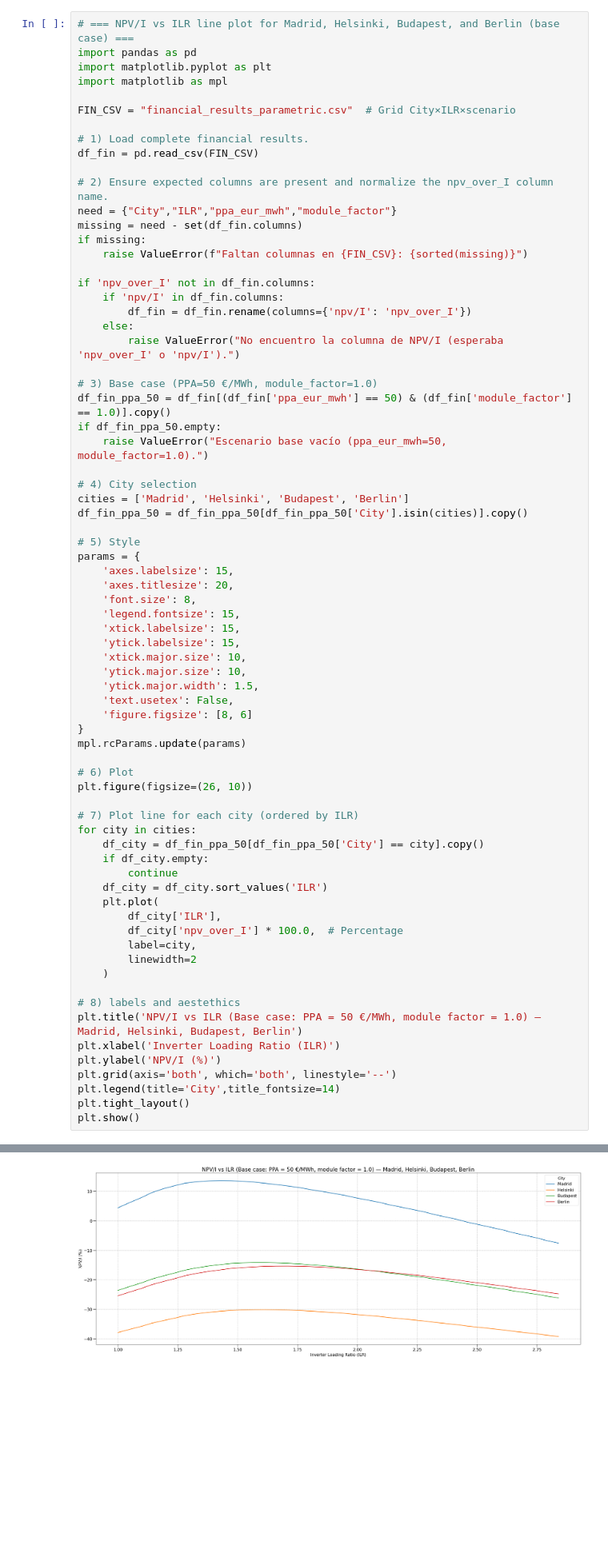
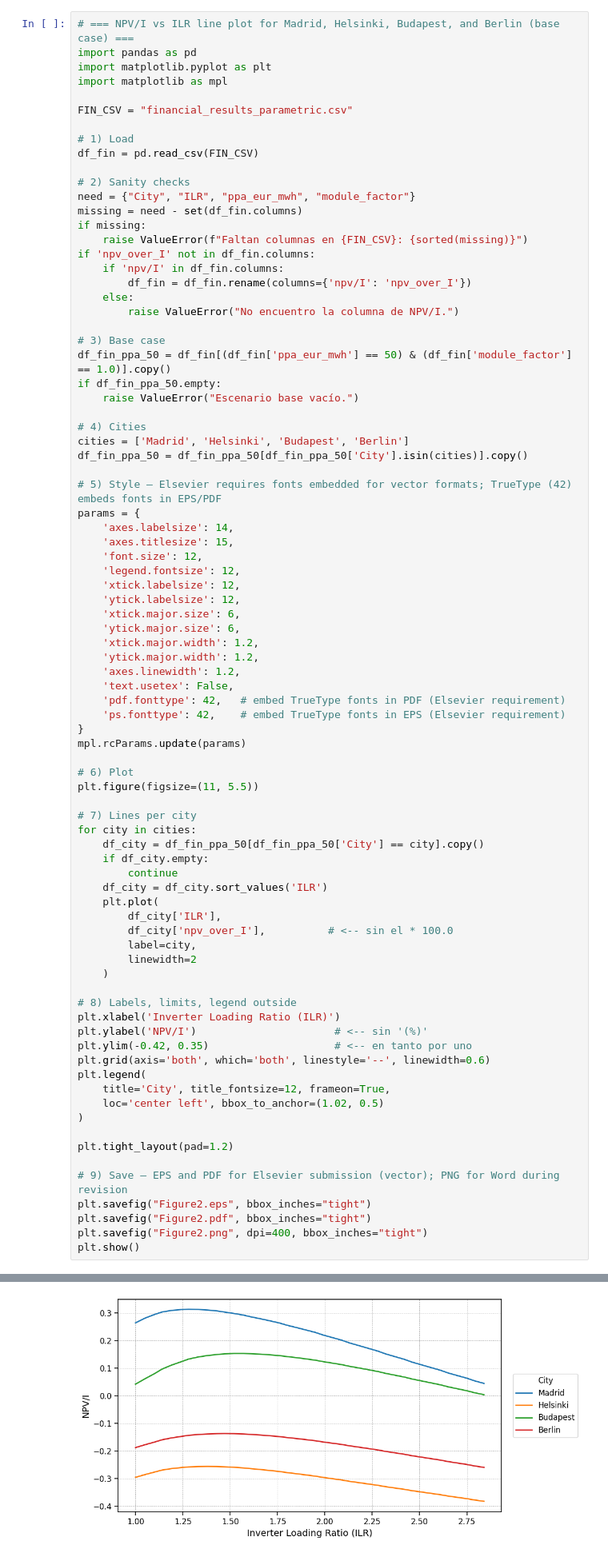
Before and after one commit to daniel-LugoLaguna/Optimal_ILR_Europe, a Jupyter notebook: notebooks/5_generate_figures.ipynb, the cells around one changed output, grey strips where cells are left out. Shown at 80% size. Drawn from its saved outputs; the diff is of its cells as text; blank space fills up the shorter version.

```diff
--- a/notebooks/5_generate_figures.ipynb
+++ b/notebooks/5_generate_figures.ipynb
@@ -49,52 +49,54 @@ import pandas as pd
 import matplotlib.pyplot as plt
 import matplotlib as mpl
 
-FIN_CSV = "financial_results_parametric.csv"  # Grid City×ILR×scenario
+FIN_CSV = "financial_results_parametric.csv"
 
-# 1) Load complete financial results.
+# 1) Load
 df_fin = pd.read_csv(FIN_CSV)
 
-# 2) Ensure expected columns are present and normalize the npv_over_I column name.
-need = {"City","ILR","ppa_eur_mwh","module_factor"}
+# 2) Sanity checks
+need = {"City", "ILR", "ppa_eur_mwh", "module_factor"}
 missing = need - set(df_fin.columns)
 if missing:
     raise ValueError(f"Faltan columnas en {FIN_CSV}: {sorted(missing)}")
-
 if 'npv_over_I' not in df_fin.columns:
     if 'npv/I' in df_fin.columns:
         df_fin = df_fin.rename(columns={'npv/I': 'npv_over_I'})
     else:
-        raise ValueError("No encuentro la columna de NPV/I (esperaba 'npv_over_I' o 'npv/I').")
+        raise ValueError("No encuentro la columna de NPV/I.")
 
-# 3) Base case (PPA=50 €/MWh, module_factor=1.0)
+# 3) Base case
 df_fin_ppa_50 = df_fin[(df_fin['ppa_eur_mwh'] == 50) & (df_fin['module_factor'] == 1.0)].copy()
 if df_fin_ppa_50.empty:
-    raise ValueError("Escenario base vacío (ppa_eur_mwh=50, module_factor=1.0).")
+    raise ValueError("Escenario base vacío.")
 
-# 4) City selection
+# 4) Cities
 cities = ['Madrid', 'Helsinki', 'Budapest', 'Berlin']
 df_fin_ppa_50 = df_fin_ppa_50[df_fin_ppa_50['City'].isin(cities)].copy()
 
-# 5) Style
+# 5) Style — Elsevier requires fonts embedded for vector formats; TrueType (42) embeds fonts in EPS/PDF
 params = {
-    'axes.labelsize': 15,
-    'axes.titlesize': 20,
-    'font.size': 8,
-    'legend.fontsize': 15,
-    'xtick.labelsize': 15,
-    'ytick.labelsize': 15,
-    'xtick.major.size': 10,
-    'ytick.major.size': 10,
-    'ytick.major.width': 1.5,
+    'axes.labelsize': 14,
+    'axes.titlesize': 15,
+    'font.size': 12,
+    'legend.fontsize': 12,
+    'xtick.labelsize': 12,
+    'ytick.labelsize': 12,
+    'xtick.major.size': 6,
+    'ytick.major.size': 6,
+    'xtick.major.width': 1.2,
+    'ytick.major.width': 1.2,
+    'axes.linewidth': 1.2,
     'text.usetex': False,
-    'figure.figsize': [8, 6]
+    'pdf.fonttype': 42,   # embed TrueType fonts in PDF (Elsevier requirement)
+    'ps.fonttype': 42,    # embed TrueType fonts in EPS (Elsevier requirement)
 }
 mpl.rcParams.update(params)
 
 # 6) Plot
-plt.figure(figsize=(26, 10))
+plt.figure(figsize=(11, 5.5))
 
-# 7) Plot line for each city (ordered by ILR)
+# 7) Lines per city
 for city in cities:
     df_city = df_fin_ppa_50[df_fin_ppa_50['City'] == city].copy()
     if df_city.empty:
@@ -102,17 +104,26 @@ for city in cities:
     df_city = df_city.sort_values('ILR')
     plt.plot(
         df_city['ILR'],
-        df_city['npv_over_I'] * 100.0,  # Percentage
+        df_city['npv_over_I'],          # <-- sin el * 100.0
         label=city,
         linewidth=2
     )
 
-# 8) labels and aestethics
-plt.title('NPV/I vs ILR (Base case: PPA = 50 €/MWh, module factor = 1.0) — Madrid, Helsinki, Budapest, Berlin')
+# 8) Labels, limits, legend outside
 plt.xlabel('Inverter Loading Ratio (ILR)')
-plt.ylabel('NPV/I (%)')
-plt.grid(axis='both', which='both', linestyle='--')
-plt.legend(title='City',title_fontsize=14)
-plt.tight_layout()
+plt.ylabel('NPV/I')                      # <-- sin '(%)'
+plt.ylim(-0.42, 0.35)                    # <-- en tanto por uno
+plt.grid(axis='both', which='both', linestyle='--', linewidth=0.6)
+plt.legend(
+    title='City', title_fontsize=12, frameon=True,
+    loc='center left', bbox_to_anchor=(1.02, 0.5)
+)
+
+plt.tight_layout(pad=1.2)
+
+# 9) Save — EPS and PDF for Elsevier submission (vector); PNG for Word during revision
+plt.savefig("Figure2.eps", bbox_inches="tight")
+plt.savefig("Figure2.pdf", bbox_inches="tight")
+plt.savefig("Figure2.png", dpi=400, bbox_inches="tight")
 plt.show()
 # %% [output]
@@ -119,3 +131,3 @@ plt.show()
-[figure, old version]
+[figure, new version]
 # %%
 # === Bubble plot: Optimal ILR vs NPV/I with legend ===
```
Also changed, not shown: parts of 9 cells of this notebook, 3 other files.
